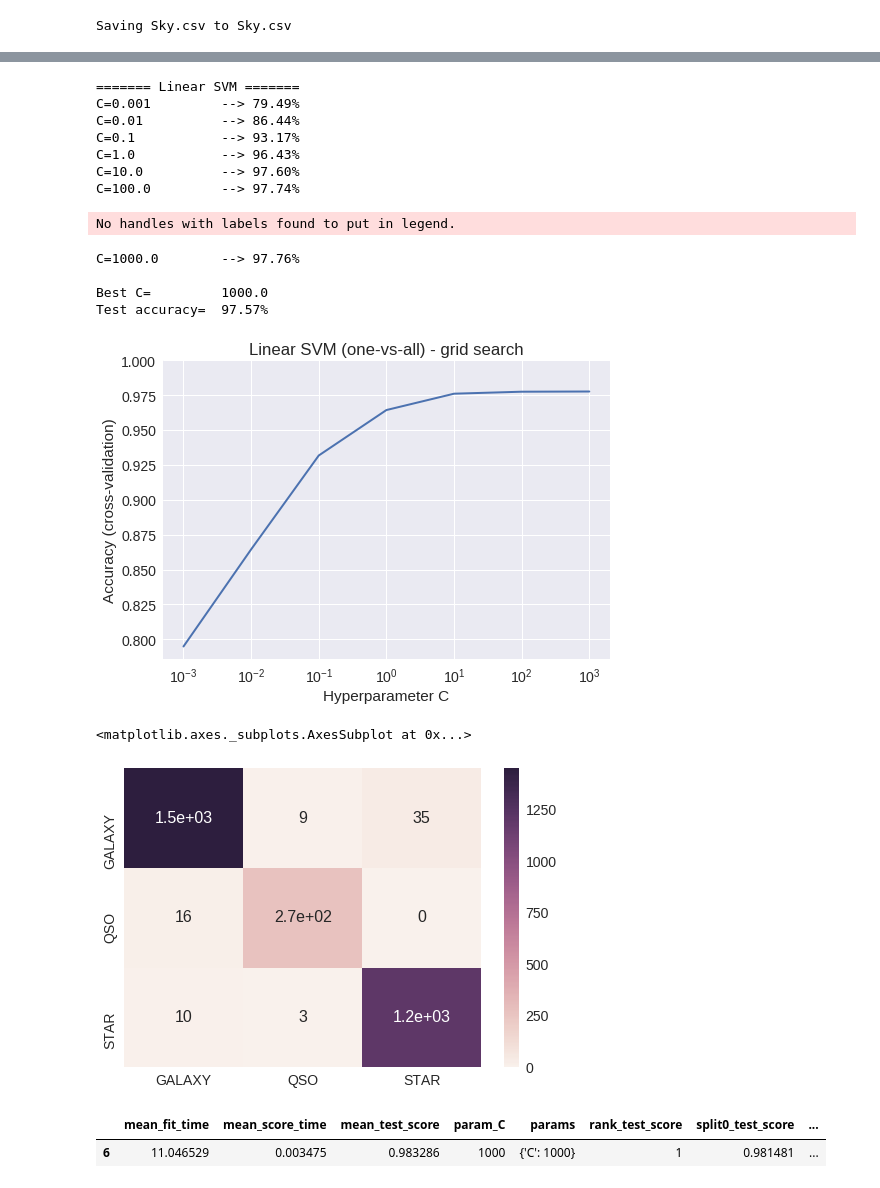
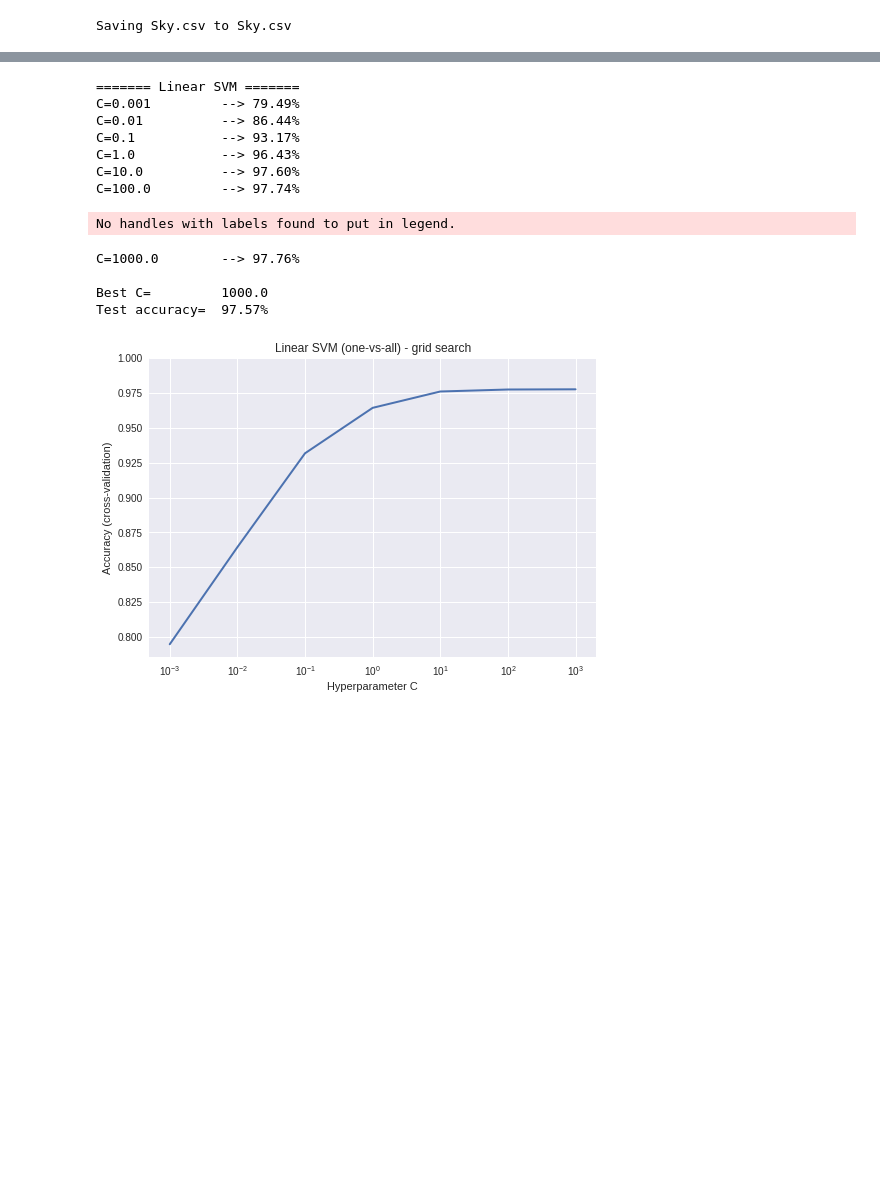
Before and after one commit to MattiaPOLI/DR14, a Jupyter notebook: SVM.ipynb, the cells around one changed output, grey strips where cells are left out. Cells and saved outputs as stored; diff of their text form; code cells hidden in the pictures; blank space fills up the shorter version.

```diff
--- a/SVM.ipynb
+++ b/SVM.ipynb
@@ -221,58 +233,32 @@ accuracy = svc_linear_all.score(X_test, y_test)
 
 print("Test accuracy= \t%.2f%%" % (accuracy*100))
 
 
 # ~-----visualize results-----
 # accuracy w.r.t. parameters
 fig = plt.figure()
 ax = fig.gca()
 plt.plot(C_range, accuracy_validation, linewidth=2)#, label='average accuracy on cross validation')
 plt.xscale("log")
 plt.ylim(top=1)
 plt.title('Linear SVM (one-vs-all) - grid search')
 plt.xlabel('Hyperparameter C')
 plt.ylabel('Accuracy (cross-validation)')
 ax.legend()
 plt.show()
 
-# decision boundaries
-
-
-# ~-----confusion matrix-----
-# compute confusion matrix
-y_pred = svc_linear_all.predict(X_test)
-conf_mtx = confusion_matrix(y_test, y_pred)
-
-# plot confusion matrix
-df_cm = pd.DataFrame(conf_mtx, index = [i for i in classes],
-                  columns = [i for i in classes])
-sn.set(font_scale=1.4)#for label size
-sn.heatmap(df_cm, annot=True,annot_kws={"size": 16})# font size
+# TODO: decision boundaries
 # %% [output]
 ======= Linear SVM =======
 C=0.001         --> 79.49%
 C=0.01          --> 86.44%
 C=0.1           --> 93.17%
 C=1.0           --> 96.43%
 C=10.0          --> 97.60%
 C=100.0         --> 97.74%
 No handles with labels found to put in legend.
 C=1000.0        --> 97.76%
 
 Best C=         1000.0
 Test accuracy=  97.57%
-[figure, old version]
+[figure, new version]
-<matplotlib.axes._subplots.AxesSubplot at 0x...>
-[figure, removed]
-# %%
-from sklearn.model_selection import GridSearchCV
-
-parameters = {'C':[0.001, 0.01, 0.1, 1, 10, 100, 1000]}
-model = svm.SVC(kernel='linear')
-clf = GridSearchCV(model, parameters, cv=10, return_train_score = False)
-clf.fit(X_train, y_train)
-result = pd.DataFrame(clf.cv_results_)
-result.sort_values(by = ["rank_test_score"], axis = 0).head(1)
-# %% [output]
-|  | mean_fit_time | mean_score_time | mean_test_score | param_C | params | rank_test_score | split0_test_score | ... |
-| 6 | 11.046529 | 0.003475 | 0.983286 | 1000 | {'C': 1000} | 1 | 0.981481 | ... |
```
Also changed, not shown: parts of 11 cells of this notebook.
